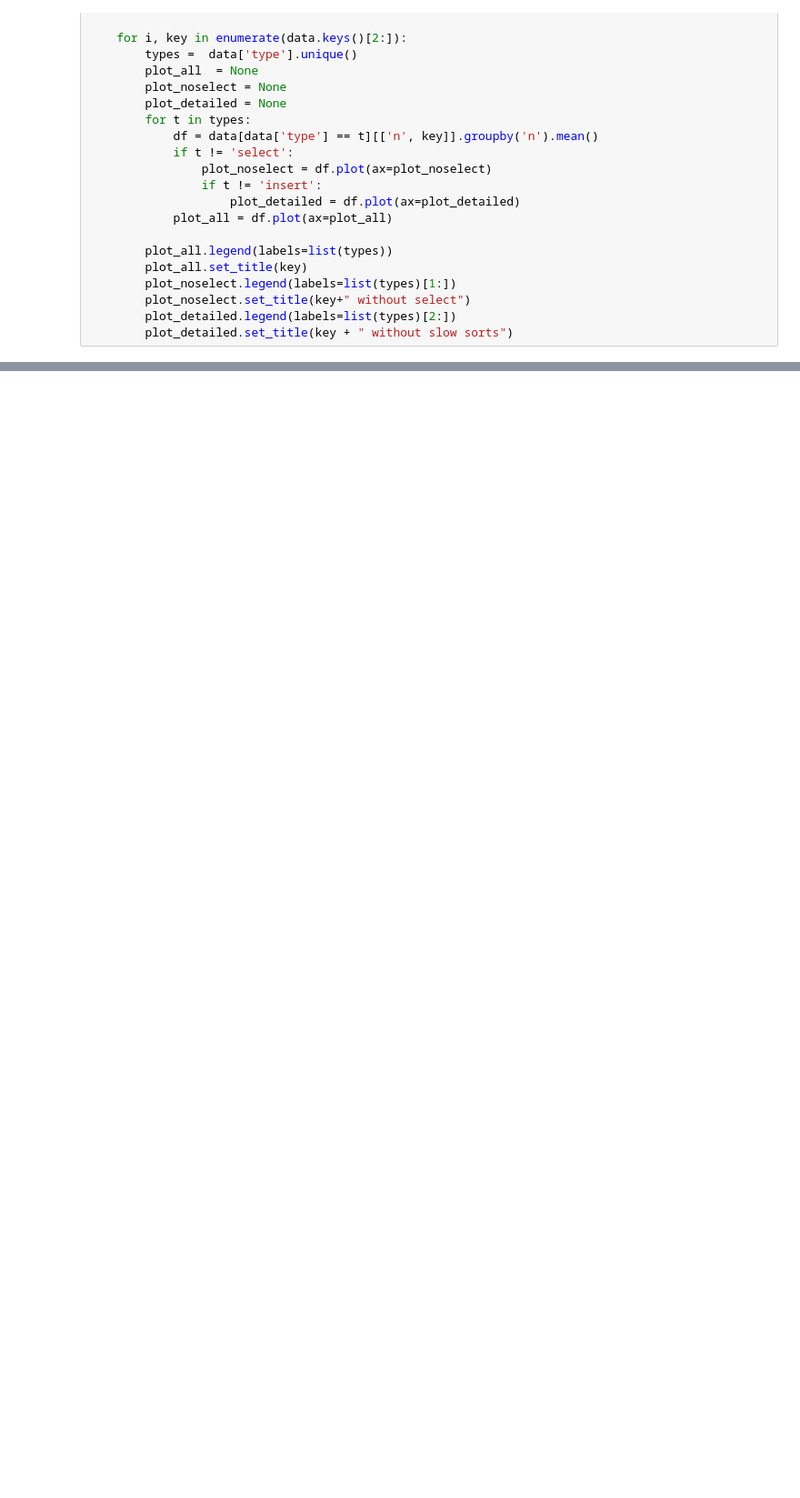
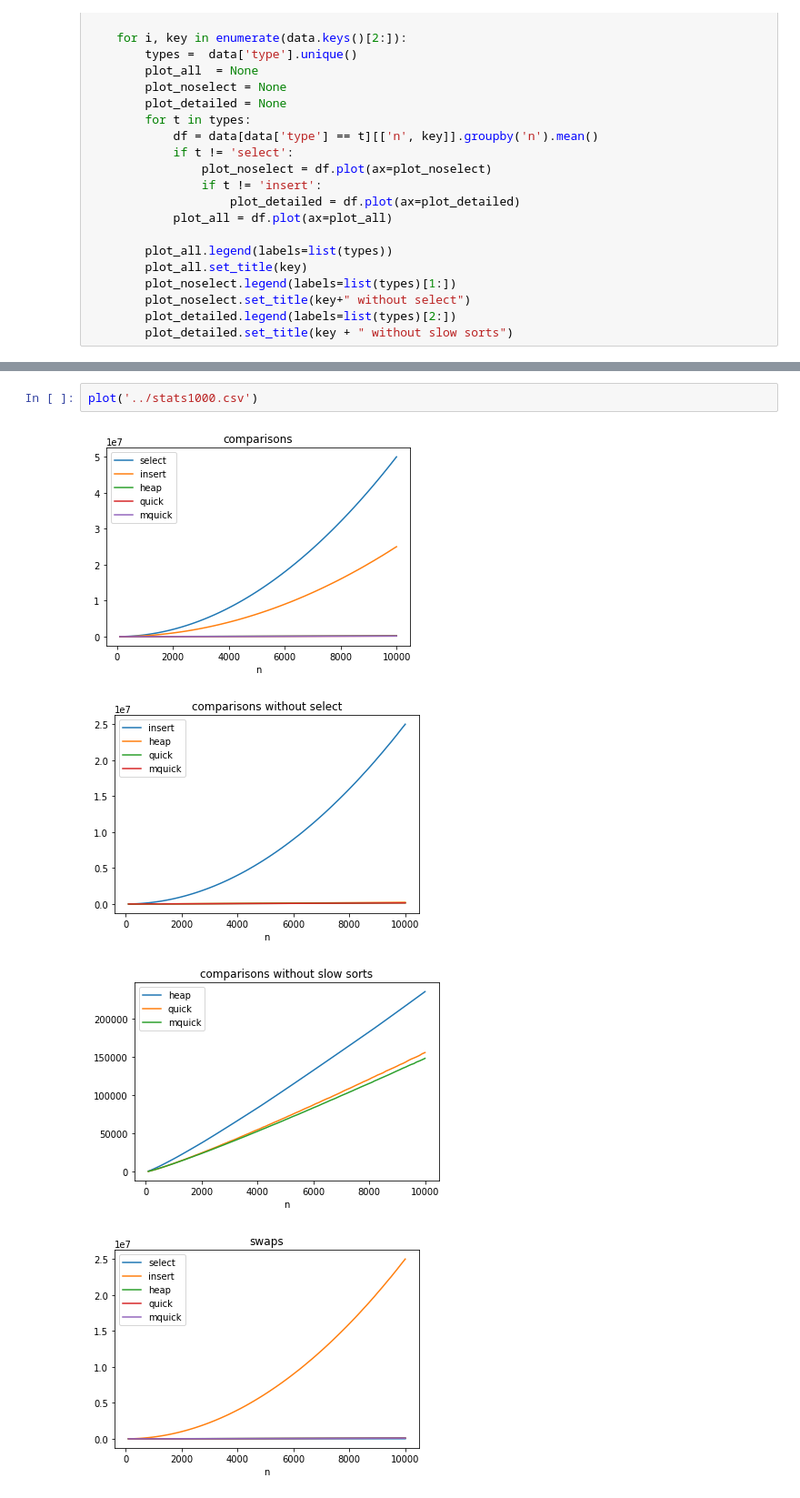
Before and after one commit to pawel-wlk/sorting, a Jupyter notebook: plots/Sorting plots.ipynb, the cells around one changed output, grey strips where cells are left out. Shown at 91% size. Drawn from its saved outputs; the diff is of its cells as text; blank space fills up the shorter version.

Commit message:
plots for k=1000

```diff
--- a/plots/Sorting plots.ipynb
+++ b/plots/Sorting plots.ipynb
@@ -47 +47,8 @@ plot('../stats10.csv')
 ... (3 outputs left out)
+# %%
+plot('../stats1000.csv')
+# %% [output]
+[figure, added]
+[figure, added]
+[figure, added]
+[figure, added]
```
Also changed, not shown: parts of 2 cells of this notebook.
